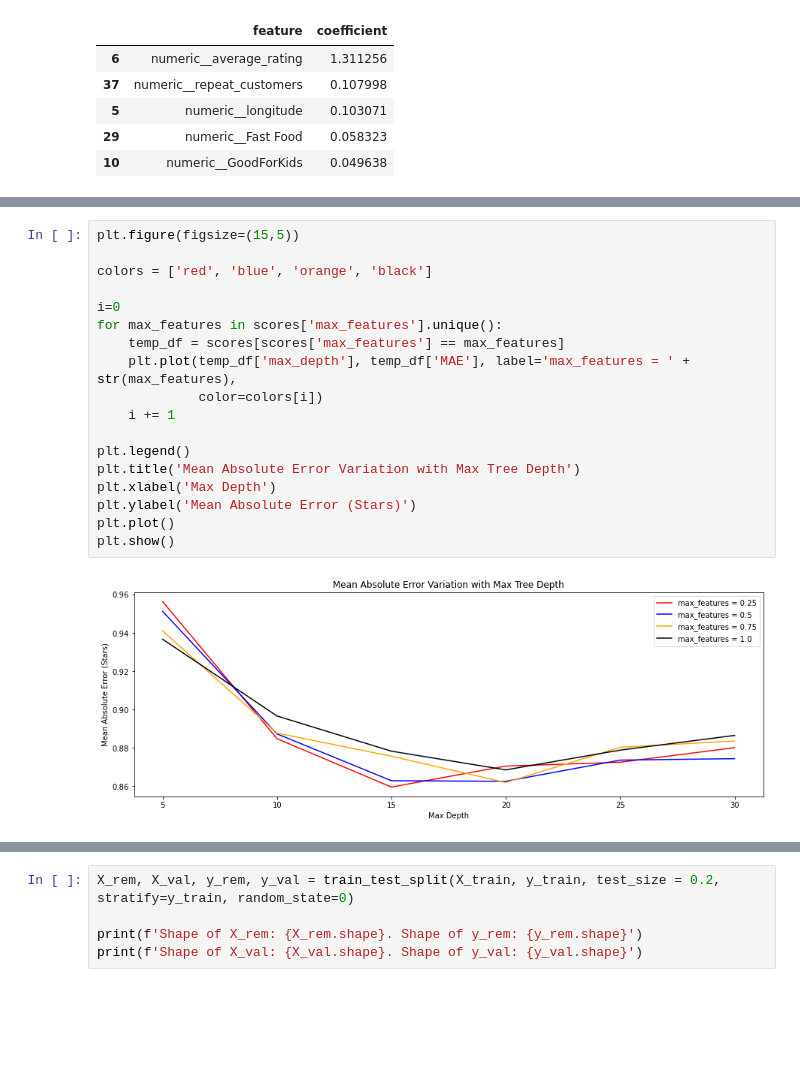
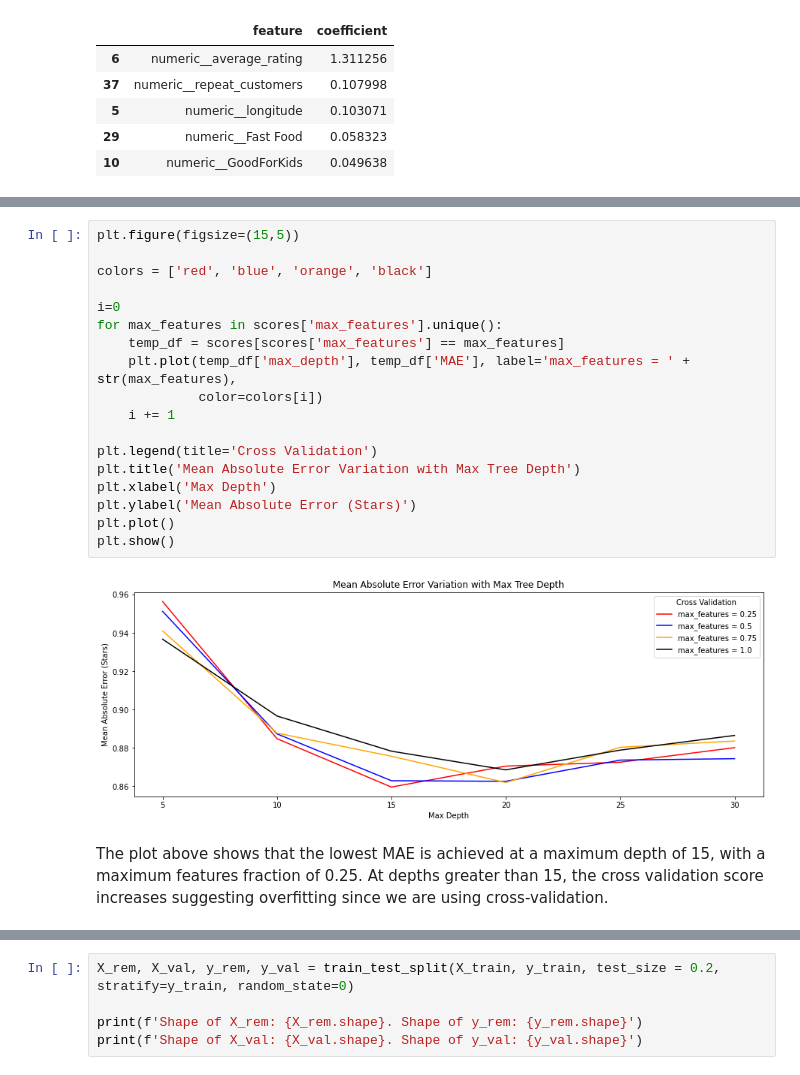
Before and after one commit to allistaircota/rate_my_restaurant, a Jupyter notebook: notebooks/NB3-Model_Setup_and_Evaluation.ipynb, the cells around one changed output, grey strips where cells are left out. Drawn from its saved outputs; the diff is of its cells as text; blank space fills up the shorter version.

```diff
--- a/notebooks/NB3-Model_Setup_and_Evaluation.ipynb
+++ b/notebooks/NB3-Model_Setup_and_Evaluation.ipynb
@@ -1640,20 +1791,22 @@ Wall time: 34min 26s
 # %%
 plt.figure(figsize=(15,5))
 
 colors = ['red', 'blue', 'orange', 'black']
 
 i=0
 for max_features in scores['max_features'].unique():
     temp_df = scores[scores['max_features'] == max_features]
     plt.plot(temp_df['max_depth'], temp_df['MAE'], label='max_features = ' + str(max_features),
              color=colors[i])
     i += 1
 
-plt.legend()
+plt.legend(title='Cross Validation')
 plt.title('Mean Absolute Error Variation with Max Tree Depth')
 plt.xlabel('Max Depth')
 plt.ylabel('Mean Absolute Error (Stars)')
 plt.plot()
 plt.show()
 # %% [output]
-[figure, old version]
+[figure, new version]
+# %% [markdown]
+The plot above shows that the lowest MAE is achieved at a maximum depth of 15, with a maximum features fraction of 0.25. At depths greater than 15, the cross validation score increases suggesting overfitting since we are using cross-validation.
```
Also changed, not shown: parts of 61 cells of this notebook.
